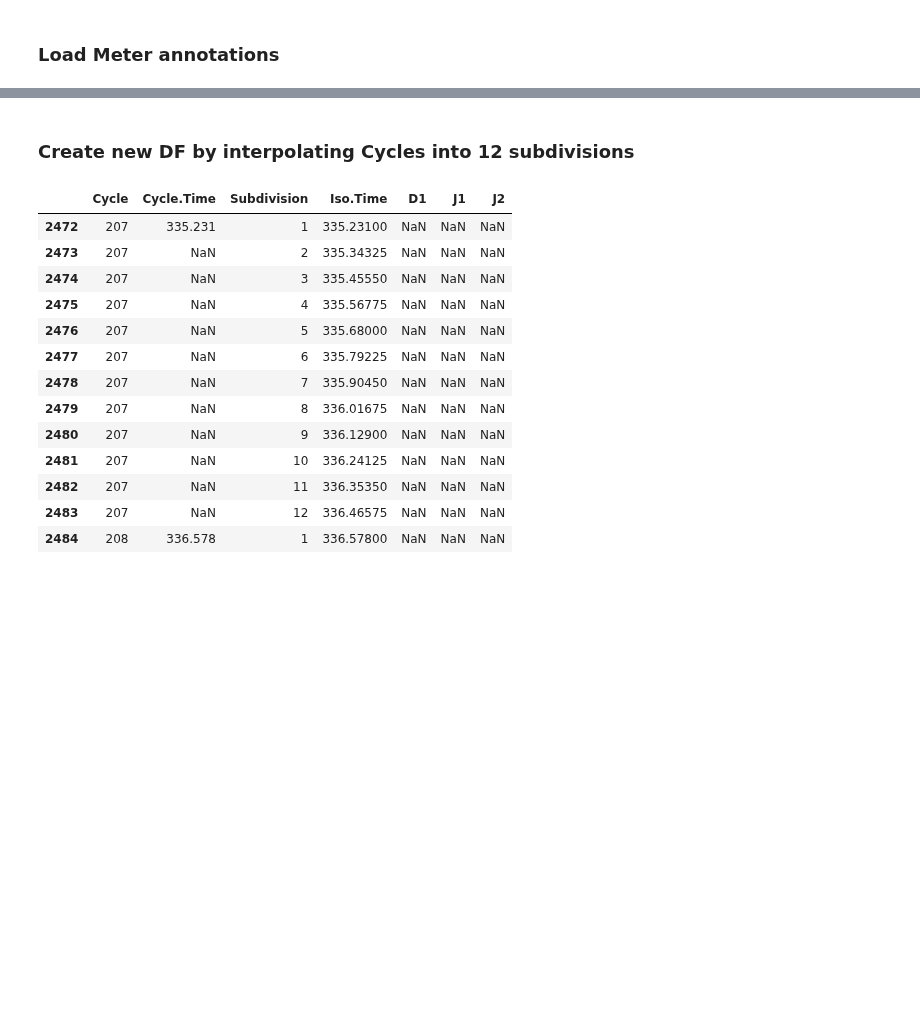
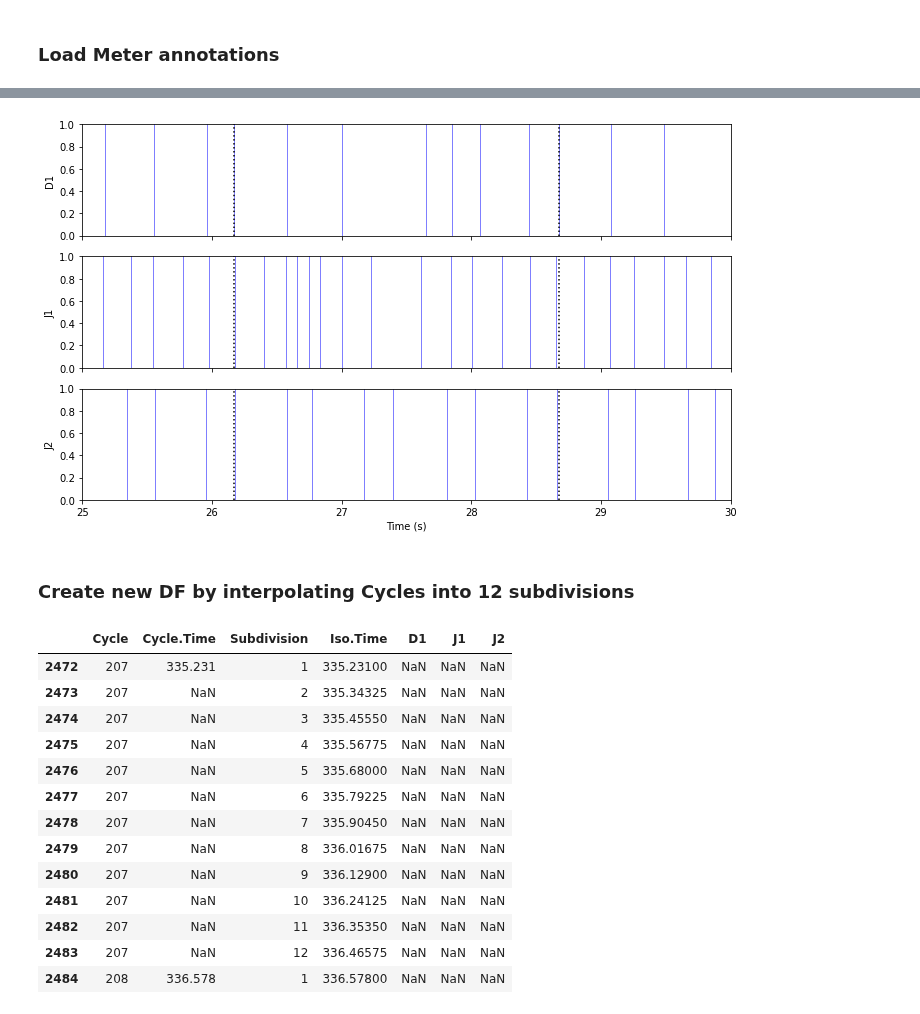
Before and after one commit to satyajeetprabhu/music-sync-internship-upf, a Jupyter notebook: djembe_dance_data_demo.ipynb, the cells around one changed output, grey strips where cells are left out. Cells and saved outputs as stored; diff of their text form; code cells hidden in the pictures; blank space fills up the shorter version.

```diff
--- a/djembe_dance_data_demo.ipynb
+++ b/djembe_dance_data_demo.ipynb
@@ -72,0 +232,9 @@ plt.show()
+# %%
+defined_instr = ['D1', 'J1', 'J2']
+# %%
+meter_df = detrend_anchor(meter_df,
+                           time_column='Keyboard.Time',
+                           instr_df=df[defined_instr],
+                           window_shape=window_shape,
+                           num_div=num_div,
+                           mode=2)
@@ -73,3 +250,7 @@ plt.show()
+# %%
+plot_cycles(df, meter_df, 'Anchor.Time.2', time_lower=25, time_upper=30)
+# %% [output]
+[figure, added]
 # %% [markdown]
 ### Create new DF by interpolating Cycles into 12 subdivisions
 # %%
```
Also changed, not shown: parts of 22 cells of this notebook.
